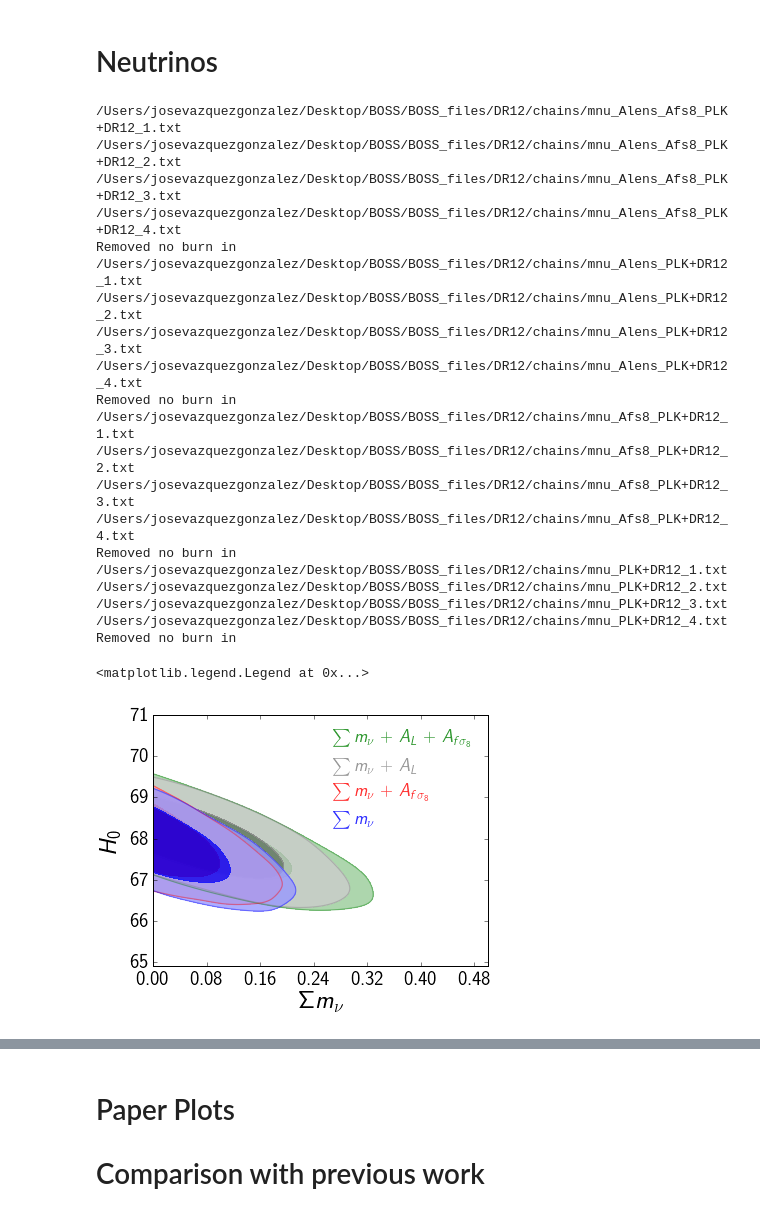
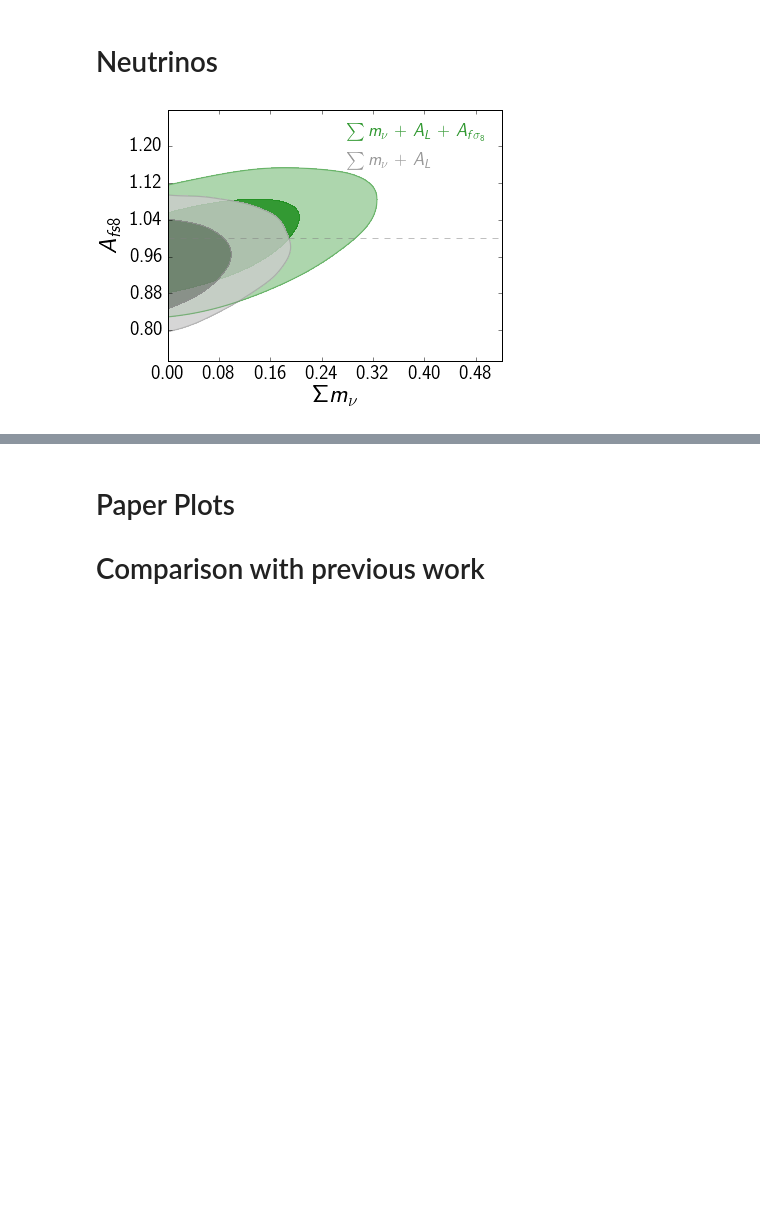
Before and after one commit to ja-vazquez/BOSS_files, a Jupyter notebook: DR12/dr12_constraints.ipynb, the cells around one changed output, grey strips where cells are left out. Cells and saved outputs as stored; diff of their text form; code cells hidden in the pictures; blank space fills up the shorter version.

```diff
--- a/DR12/dr12_constraints.ipynb
+++ b/DR12/dr12_constraints.ipynb
@@ -113,44 +113,25 @@ Removed 0.2 as burn in
 # Neutrinos
 # %%
 
-roots = ['mnu_Alens_Afs8_PLK+DR12', 'mnu_Alens_PLK+DR12',  'mnu_Afs8_PLK+DR12', 'mnu_PLK+DR12']
+#roots = ['mnu_Alens_Afs8_PLK+DR12', 'mnu_Alens_PLK+DR12',  'mnu_Afs8_PLK+DR12', 'mnu_PLK+DR12']
+roots = ['mnu_Alens_Afs8_PLK+DR12',  'mnu_Afs8_PLK+DR12']
 
 g = plots.getSinglePlotter(chain_dir= dir_name, analysis_settings={'smooth_scale_2D': -1.})
 g.settings.axes_fontsize = 20
 g.settings.lab_fontsize = 25
 g.settings.alpha_filled_add =0.9
 g.settings.legend_fontsize = 18
-
-g.plot_2d(roots, 'mnu','H0', filled=True, legend_labels=False, lims = [ 0.00, 0.5, 64.9,71],
+g.add_y_marker(1)
+g.plot_2d(roots, 'mnu','Afs8', filled=True, legend_labels=False, #lims = [ 0.00, 0.5, 64.9,71],
          colors = ['green', 'gray', 'red', 'blue'], alphas=[0.8,0.8,0.8,0.8])
 g.add_legend(['$\sum m_{\\nu}$ + $A_L$ + $A_{f\sigma_8}$',
               ' $\sum m_{\\nu}$ + $A_L$',
                 '$\sum m_{\\nu}$ + $A_{f\sigma_8}$',
              '$\sum m_{\\nu}$ '],
              colored_text=True,  legend_loc='upper right')
+g.export('Afs8_mnu_2d.pdf')
 # %% [output]
-/Users/josevazquezgonzalez/Desktop/BOSS/BOSS_files/DR12/chains/mnu_Alens_Afs8_PLK+DR12_1.txt
-/Users/josevazquezgonzalez/Desktop/BOSS/BOSS_files/DR12/chains/mnu_Alens_Afs8_PLK+DR12_2.txt
-/Users/josevazquezgonzalez/Desktop/BOSS/BOSS_files/DR12/chains/mnu_Alens_Afs8_PLK+DR12_3.txt
-/Users/josevazquezgonzalez/Desktop/BOSS/BOSS_files/DR12/chains/mnu_Alens_Afs8_PLK+DR12_4.txt
-Removed no burn in
-/Users/josevazquezgonzalez/Desktop/BOSS/BOSS_files/DR12/chains/mnu_Alens_PLK+DR12_1.txt
-/Users/josevazquezgonzalez/Desktop/BOSS/BOSS_files/DR12/chains/mnu_Alens_PLK+DR12_2.txt
-/Users/josevazquezgonzalez/Desktop/BOSS/BOSS_files/DR12/chains/mnu_Alens_PLK+DR12_3.txt
-/Users/josevazquezgonzalez/Desktop/BOSS/BOSS_files/DR12/chains/mnu_Alens_PLK+DR12_4.txt
-Removed no burn in
-/Users/josevazquezgonzalez/Desktop/BOSS/BOSS_files/DR12/chains/mnu_Afs8_PLK+DR12_1.txt
-/Users/josevazquezgonzalez/Desktop/BOSS/BOSS_files/DR12/chains/mnu_Afs8_PLK+DR12_2.txt
-/Users/josevazquezgonzalez/Desktop/BOSS/BOSS_files/DR12/chains/mnu_Afs8_PLK+DR12_3.txt
-/Users/josevazquezgonzalez/Desktop/BOSS/BOSS_files/DR12/chains/mnu_Afs8_PLK+DR12_4.txt
-Removed no burn in
-/Users/josevazquezgonzalez/Desktop/BOSS/BOSS_files/DR12/chains/mnu_PLK+DR12_1.txt
-/Users/josevazquezgonzalez/Desktop/BOSS/BOSS_files/DR12/chains/mnu_PLK+DR12_2.txt
-/Users/josevazquezgonzalez/Desktop/BOSS/BOSS_files/DR12/chains/mnu_PLK+DR12_3.txt
-/Users/josevazquezgonzalez/Desktop/BOSS/BOSS_files/DR12/chains/mnu_PLK+DR12_4.txt
-Removed no burn in
-<matplotlib.legend.Legend at 0x...>
-[figure, old version]
+[figure, new version]
 # %%
 roots = ['mnu_Alens_Afs8_PLK+DR12+ALLB', 'mnu_Alens_PLK+DR12+ALLB',  'mnu_Afs8_PLK+DR12+ALLB', 'mnu_PLK+DR12+ALLB']
 
```
Also changed, not shown: parts of 3 cells of this notebook.
